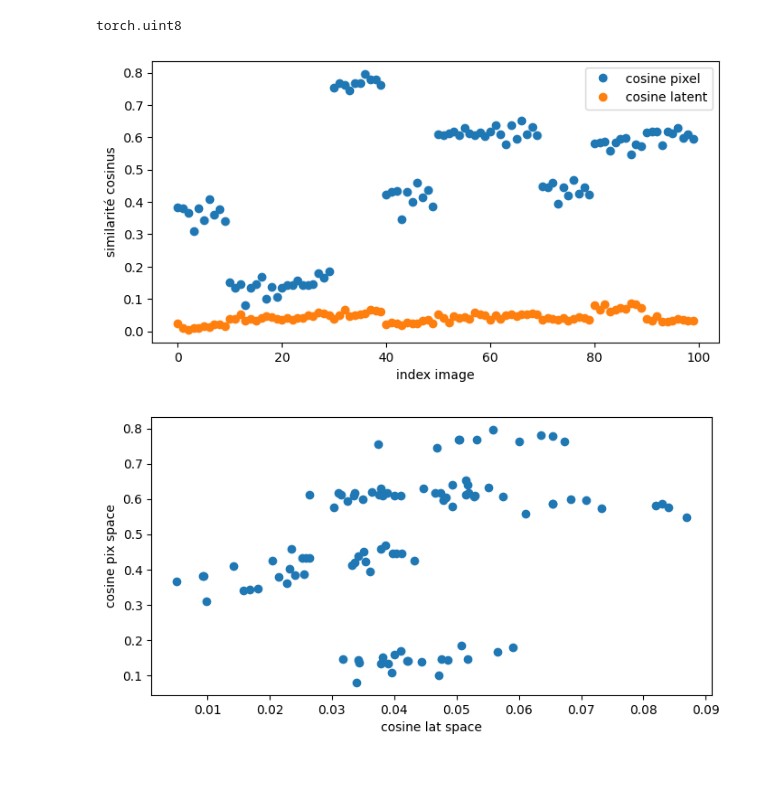
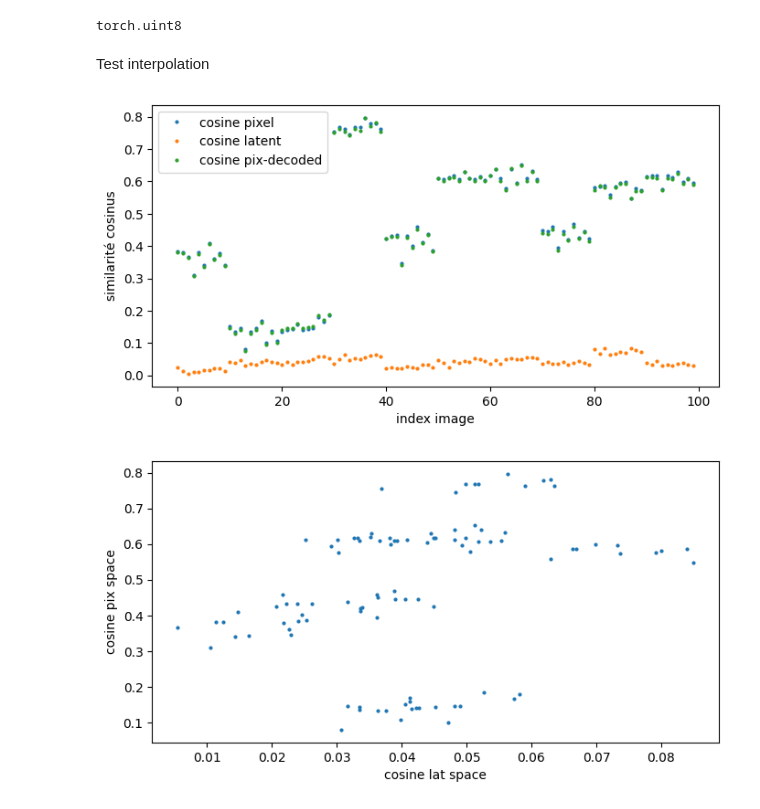
Before and after one commit to TheTrigun99/ProjectsDL, a Jupyter notebook: codingpapers/dataset.ipynb, the cells around one changed output. Drawn from its saved outputs; the diff is of its cells as text; code cells hidden in the pictures; blank space fills up the shorter version.

Commit message:
interpolation latent?

```diff
--- a/codingpapers/dataset.ipynb
+++ b/codingpapers/dataset.ipynb
@@ -110,7 +110,7 @@ def build_index(subset_root):
     dico = []
     for dirpath, dirnames, filenames in os.walk(subset_root):
         if len(filenames)==3:
-            if "jpg" in filenames[0][-3:] or "png" in filenames[0][-3]:
+            if "jpg" in filenames[0][-3:] or "png" in filenames[0][-3:]:
                 dico.append({det_role(i): os.path.join(dirpath, i) for i in filenames})
 
     return dico
@@ -215,3 +215,5 @@ Some weights of the model checkpoint at black-forest-labs/FLUX.2-klein-4B were n
 ds[2][0].dtype
 # %% [output]
 torch.uint8
+# %% [markdown]
+Test interpolation
@@ -227,7 +244,7 @@ def cosine(a,b):
 cosine_pix = []
 cosine_lat = []
 cosine_after = []
-for i in range(300):
+for i in range(100):
     a, b = transforms(ds[i][0]), transforms(ds[i][2])
     cosine_pix.append(cosine(a, b))
     a, b = a[None, :, :, :], b[None, :, :, :]
@@ -243,17 +260,17 @@ for i in range(300):
 # %%
 pix = np.array([abs(c.item()) for c in cosine_pix])
 lat = np.array([abs(c.item()) for c in cosine_lat])
-aft = np.array([abs(c.item) for c in cosine_after])
+aft = np.array([abs(c.item()) for c in cosine_after])
 plt.figure(figsize=(8,4))
 plt.plot(pix, "o", ms=2, label="cosine pixel")
 plt.plot(lat, "o", ms=2, label="cosine latent")
 plt.plot(aft, "o", ms=2, label="cosine pix-decoded")
 plt.xlabel("index image")
 plt.ylabel("similarité cosinus")
 plt.legend()
 plt.show()
 # %% [output]
-[figure, old version]
+[figure, new version]
 # %%
 plt.figure(figsize=(8,4))
 plt.plot(lat, pix, "o", ms=2)
@@ -261,4 +278,4 @@ plt.xlabel('cosine lat space')
 plt.ylabel("cosine pix space")
 plt.show()
 # %% [output]
-[figure, old version]
+[figure, new version]
```
Also changed, not shown: parts of 3 cells of this notebook, 3 other files.
